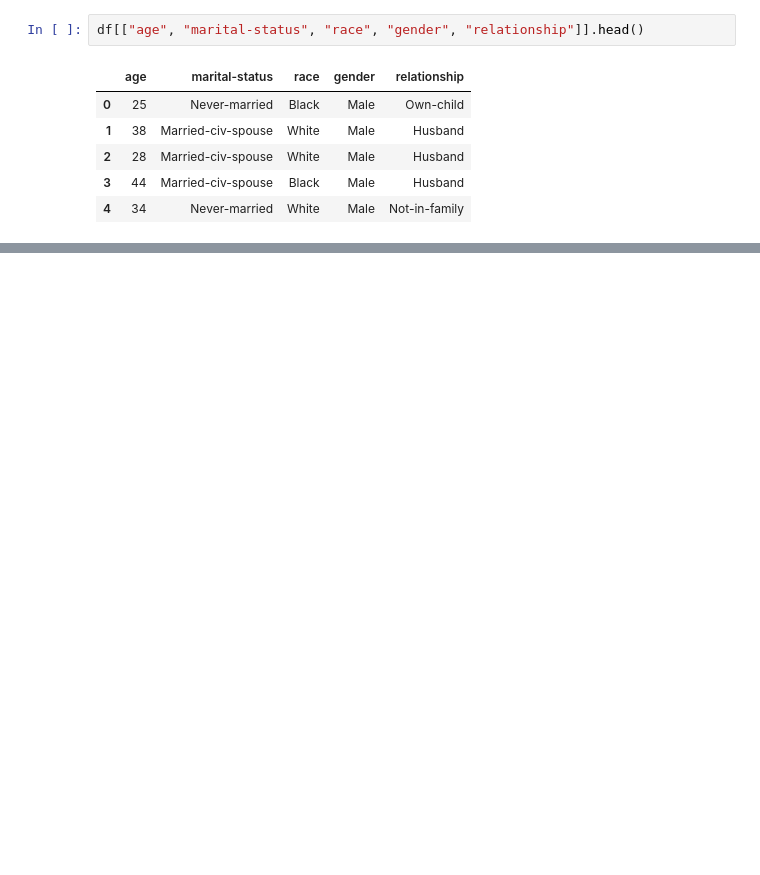
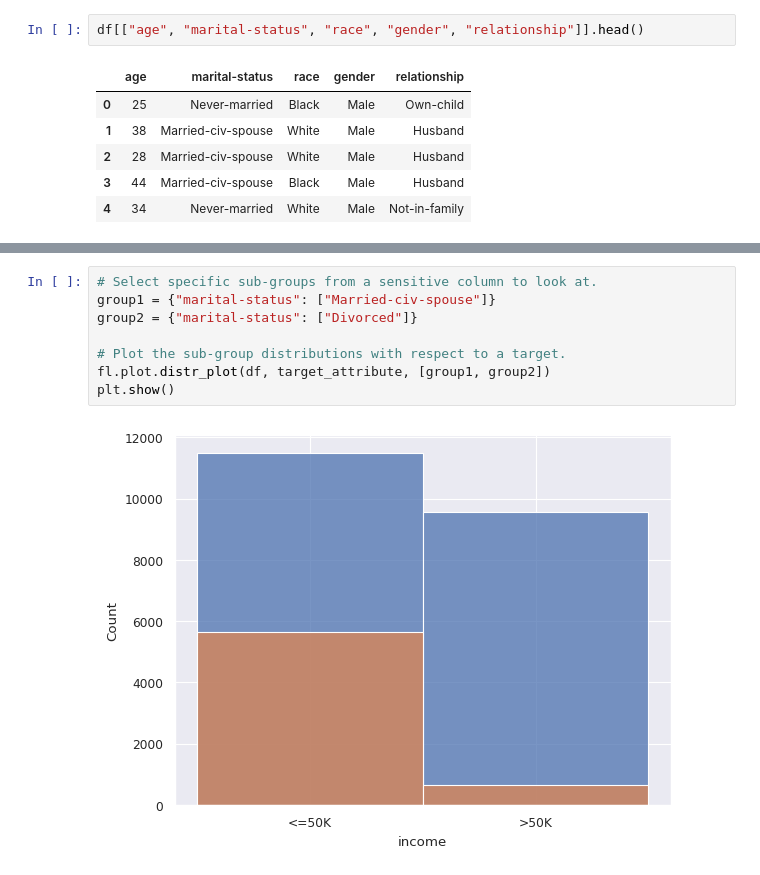
Before and after one commit to synthesized-io/fairlens, a Jupyter notebook: notebooks/adult.ipynb, the cells around one changed output, grey strips where cells are left out. Drawn from its saved outputs; the diff is of its cells as text; blank space fills up the shorter version.

```diff
--- a/notebooks/adult.ipynb
+++ b/notebooks/adult.ipynb
@@ -78,0 +109,10 @@ plt.show()
+# %%
+# Select specific sub-groups from a sensitive column to look at.
+group1 = {"marital-status": ["Married-civ-spouse"]}
+group2 = {"marital-status": ["Divorced"]}
+
+# Plot the sub-group distributions with respect to a target.
+fl.plot.distr_plot(df, target_attribute, [group1, group2])
+plt.show()
+# %% [output]
+[figure, added]
```
Also changed, not shown: parts of 16 cells of this notebook.
